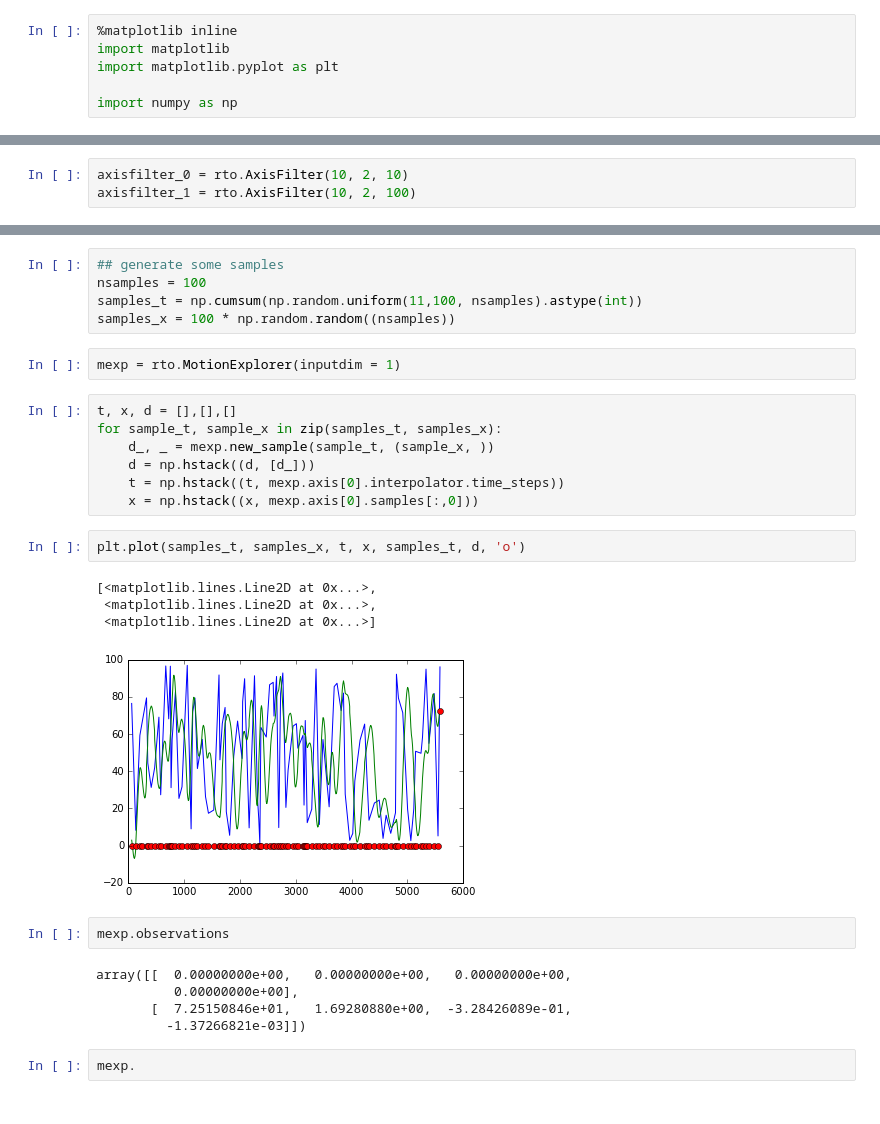
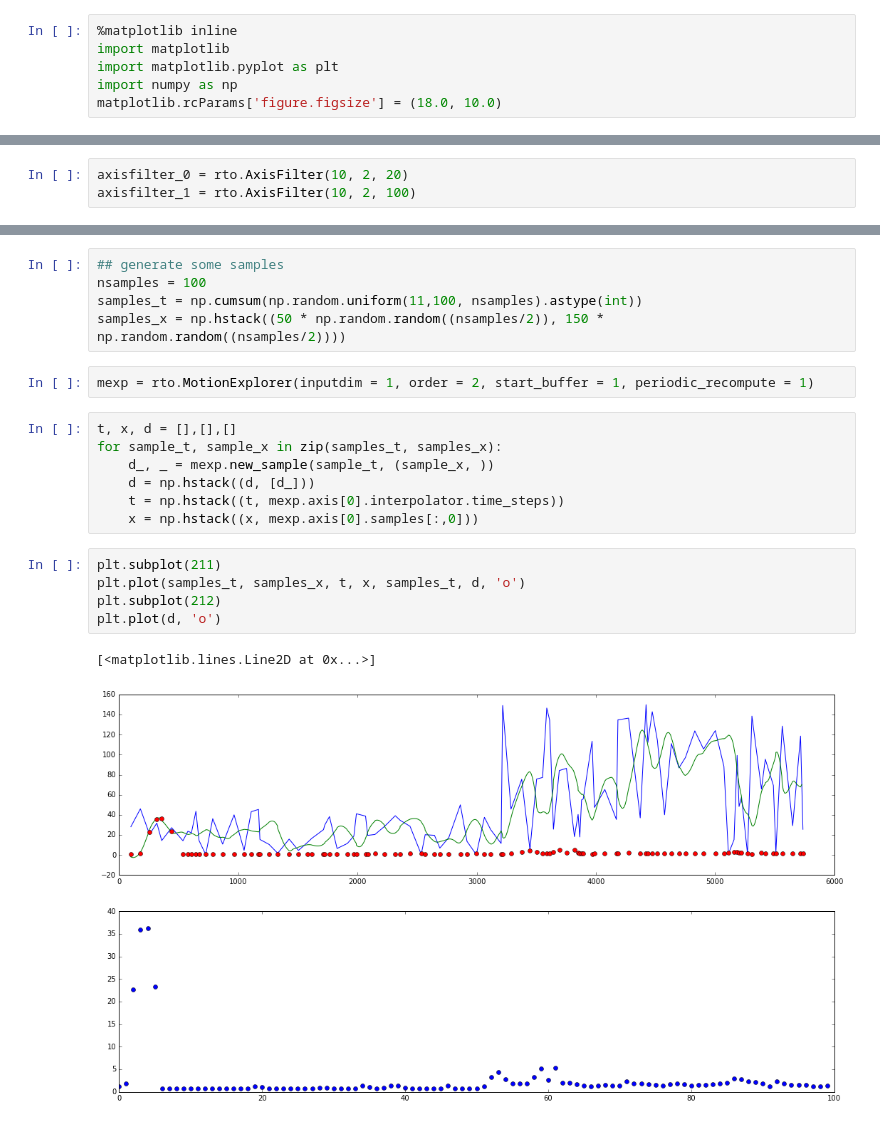
Before and after one commit to toinsson/rto, a Jupyter notebook: RTO - rewarding the original.ipynb, the cells around one changed output, grey strips where cells are left out. Drawn from its saved outputs; the diff is of its cells as text.

```diff
--- a/RTO - rewarding the original.ipynb
+++ b/RTO - rewarding the original.ipynb
@@ -2,5 +4,5 @@
 %matplotlib inline
 import matplotlib
 import matplotlib.pyplot as plt
-
 import numpy as np
+matplotlib.rcParams['figure.figsize'] = (18.0, 10.0)
@@ -30,7 +33,7 @@ array([ 123,  571,  713, 1048, 1310, 1386, 1746, 2060, 2233, 2413, 2433,
 
 The input paramters are stepsize, order and window. In this example case, order doesn't  matter since we are plotting only the position. Stepsize tells the step for linear interpolation between last sample and current sample, window tells the number of sample taken to average over.
 # %%
-axisfilter_0 = rto.AxisFilter(10, 2, 10)
+axisfilter_0 = rto.AxisFilter(10, 2, 20)
 axisfilter_1 = rto.AxisFilter(10, 2, 100)
 # %%
 t, x = [],[]
@@ -65,9 +68,9 @@ rto = reload(rto)
 ## generate some samples
 nsamples = 100
 samples_t = np.cumsum(np.random.uniform(11,100, nsamples).astype(int))
-samples_x = 100 * np.random.random((nsamples))
+samples_x = np.hstack((50 * np.random.random((nsamples/2)), 150 * np.random.random((nsamples/2))))
 # %%
-mexp = rto.MotionExplorer(inputdim = 1)
+mexp = rto.MotionExplorer(inputdim = 1, order = 2, start_buffer = 1, periodic_recompute = 1)
 # %%
 t, x, d = [],[],[]
 for sample_t, sample_x in zip(samples_t, samples_x):
@@ -76,18 +79,10 @@ for sample_t, sample_x in zip(samples_t, samples_x):
     t = np.hstack((t, mexp.axis[0].interpolator.time_steps))
     x = np.hstack((x, mexp.axis[0].samples[:,0]))
 # %%
+plt.subplot(211)
 plt.plot(samples_t, samples_x, t, x, samples_t, d, 'o')
+plt.subplot(212)
+plt.plot(d, 'o')
 # %% [output]
-[<matplotlib.lines.Line2D at 0x...>,
- <matplotlib.lines.Line2D at 0x...>,
- <matplotlib.lines.Line2D at 0x...>]
+[<matplotlib.lines.Line2D at 0x...>]
-[figure, old version]
+[figure, new version]
-# %%
-mexp.observations
-# %% [output]
-array([[  0.00000000e+00,   0.00000000e+00,   0.00000000e+00,
-          0.00000000e+00],
-       [  7.25150846e+01,   1.69280880e+00,  -3.28426089e-01,
-         -1.37266821e-03]])
-# %%
-mexp.
```
Also changed, not shown: parts of 6 cells of this notebook, 2 other files.
